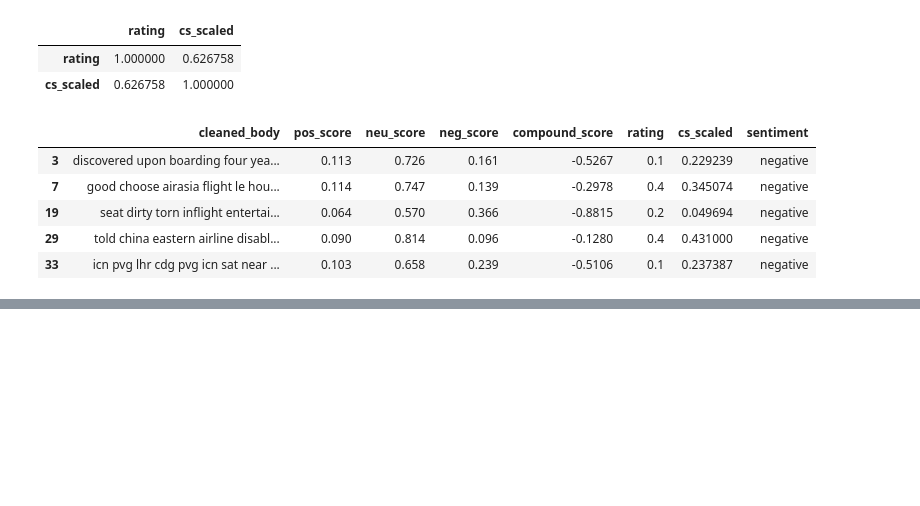
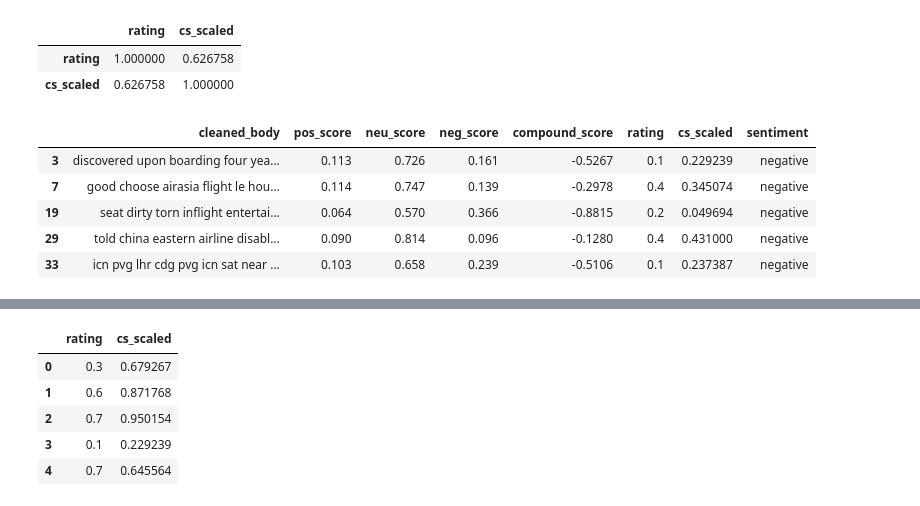
Before and after one commit to tgdn/eleven-hackathon, a Jupyter notebook: sentiment_analysis.ipynb, the cells around one changed output, grey strips where cells are left out. Cells and saved outputs as stored; diff of their text form; code cells hidden in the pictures; blank space fills up the shorter version.

```diff
--- a/sentiment_analysis.ipynb
+++ b/sentiment_analysis.ipynb
@@ -125,0 +164,9 @@ negative_reviews.head()
+# %%
+inf[["rating","cs_scaled"]].head()
+# %% [output]
+|  | rating | cs_scaled |
+| 0 | 0.3 | 0.679267 |
+| 1 | 0.6 | 0.871768 |
+| 2 | 0.7 | 0.950154 |
+| 3 | 0.1 | 0.229239 |
+| 4 | 0.7 | 0.645564 |
```
Also changed, not shown: parts of 8 cells of this notebook, 6 other files.
